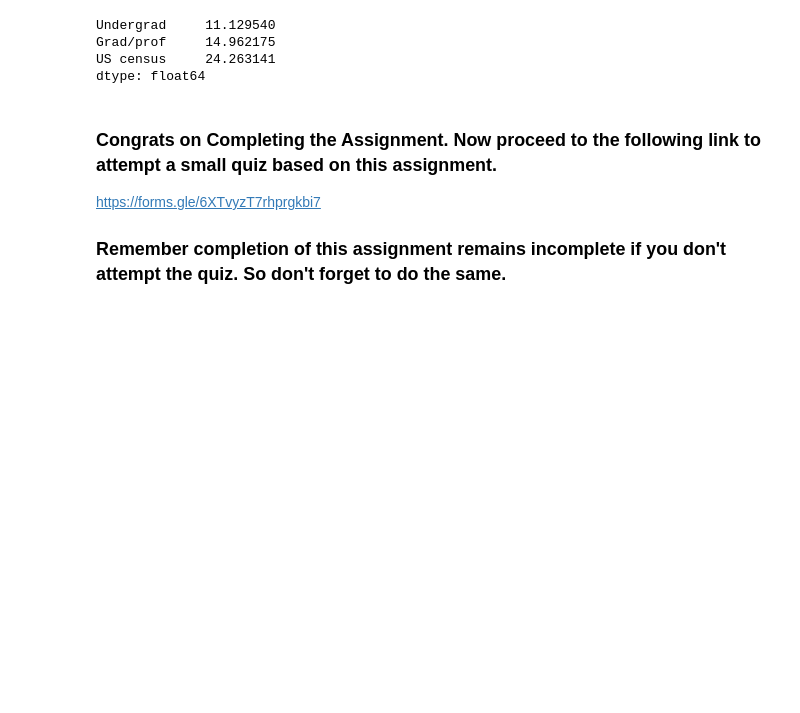
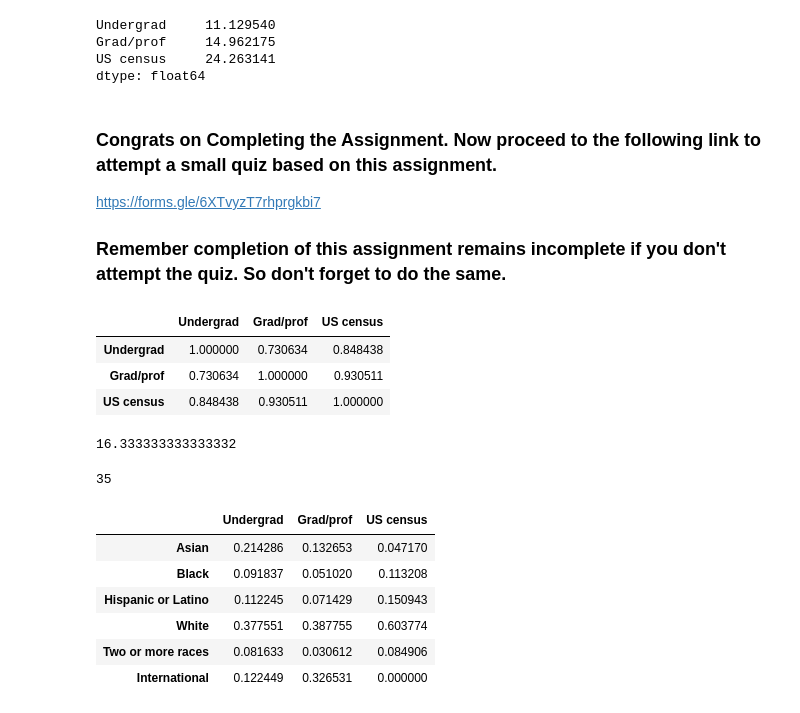
Before and after one commit to Mrutyunjay01/Summer_analytics_IITG, a Jupyter notebook: Data_Engineering_Summer_Analytics.ipynb, the cells around one changed output. Saved outputs shown, nothing was run; the diff lists cells and outputs as text; code cells hidden in the pictures; blank space fills up the shorter version.

Commit message:
Quiz part done with extra blocks.

```diff
--- a/Data_Engineering_Summer_Analytics.ipynb
+++ b/Data_Engineering_Summer_Analytics.ipynb
@@ -610,3 +618,31 @@ dtype: float64
 https://forms.gle/6XTvyzT7rhprgkbi7
 
 ### Remember completion of this assignment remains incomplete if you don't attempt the quiz. So don't forget to do the same.
+# %%
+# quiz related
+df.corr()
+# %% [output]
+|  | Undergrad | Grad/prof | US census |
+| Undergrad | 1.000000 | 0.730634 | 0.848438 |
+| Grad/prof | 0.730634 | 1.000000 | 0.930511 |
+| US census | 0.848438 | 0.930511 | 1.000000 |
+# %%
+df_clean.Undergrad.mean()
+# %% [output]
+16.333333333333332
+# %%
+df_clean['Grad/prof'].max() - df_clean['Grad/prof'].min()
+# %% [output]
+35
+# %%
+X = df_clean/(df_clean.sum())
+# %%
+X
+# %% [output]
+|  | Undergrad | Grad/prof | US census |
+| Asian | 0.214286 | 0.132653 | 0.047170 |
+| Black | 0.091837 | 0.051020 | 0.113208 |
+| Hispanic or Latino | 0.112245 | 0.071429 | 0.150943 |
+| White | 0.377551 | 0.387755 | 0.603774 |
+| Two or more races | 0.081633 | 0.030612 | 0.084906 |
+| International | 0.122449 | 0.326531 | 0.000000 |
```
Also changed, not shown: parts of 2 cells of this notebook.
